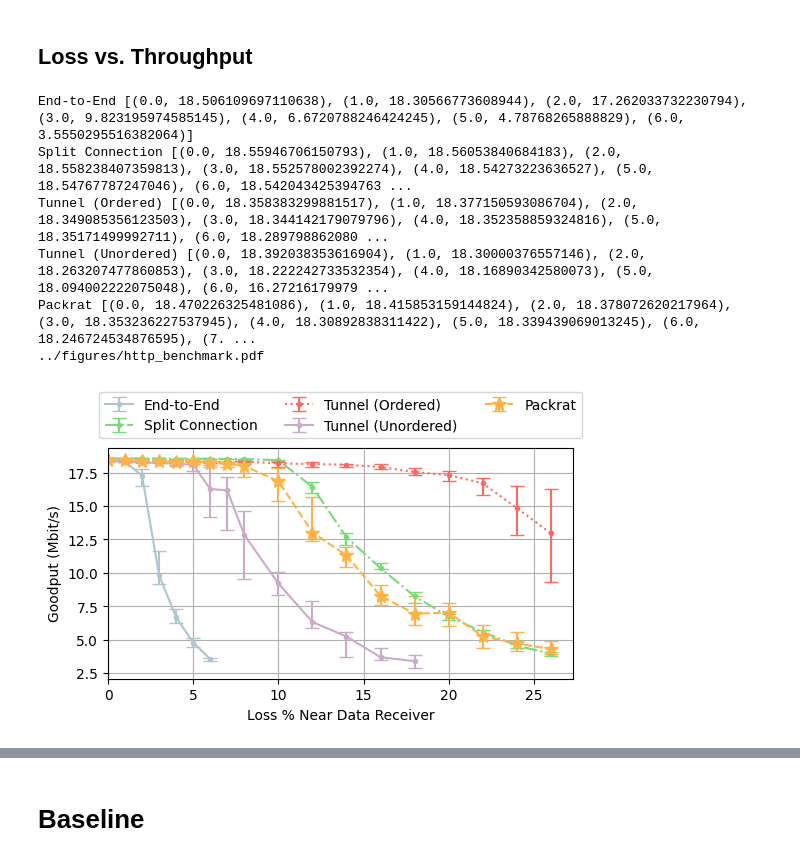
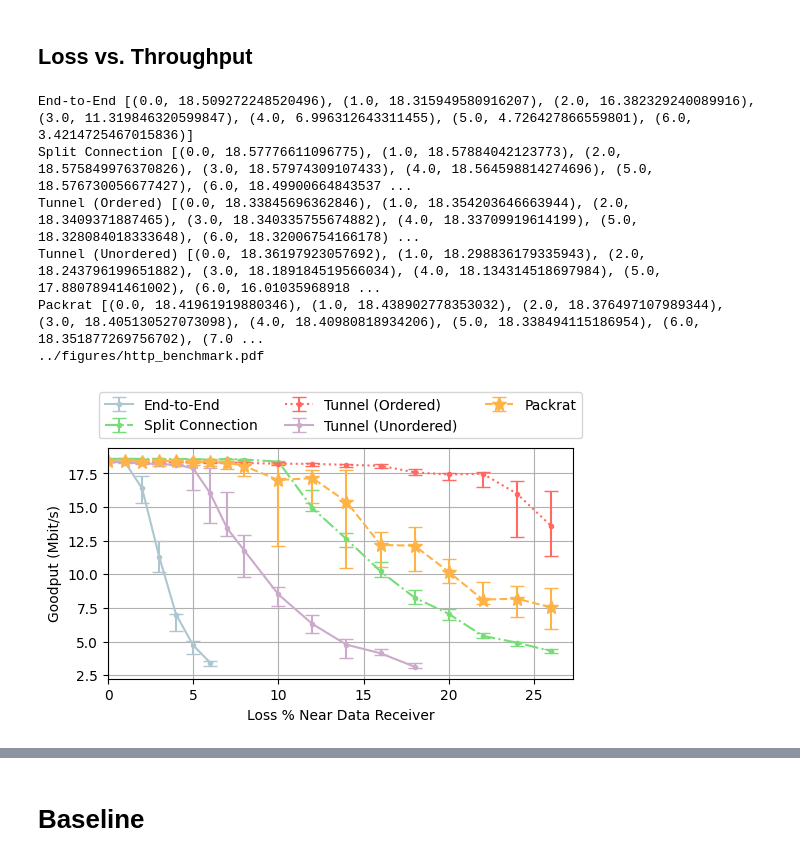
Before and after one commit to StanfordSNR/sidekick-downloads, a Jupyter notebook: notebook/http_benchmark.ipynb, the cells around one changed output, grey strips where cells are left out. Drawn from its saved outputs; the diff is of its cells as text; code cells hidden in the pictures.

```diff
--- a/notebook/http_benchmark.ipynb
+++ b/notebook/http_benchmark.ipynb
@@ -220,36 +220,36 @@ def plot_data_size_vs_throughput(data, network: str, ncol=2, delta=25, pdf=None)
 # %%
 # reliable tunnel
 # tunnel bdp = 2ms*20Mbit/s = 3.33 packets
 loss_vs_throughput_data = collect_loss_vs_metric_data(
-    n=20,
-    execute=False,
+    n=10,
+    execute=True,
     treatments=TREATMENTS([
         'picoquic',
         'picoquic_split',
         # 'picoquic_sidekick_30ms_hint',
         # 'picoquic_rtunnel_retx1',
         'picoquic_rtunnel_retx7_ordered32',
         'picoquic_rtunnel_retx7',
         'picoquic_iblt_30ms_hint',
     ]),
     max_networks={
         'picoquic': 7,
         'picoquic_split': 18,
-        'picoquic_sidekick_30ms_hint': 18,
+        # 'picoquic_sidekick_30ms_hint': 18,
         'picoquic_iblt_30ms_hint': 18,
-        'picoquic_rtunnel_retx1': 12,
+        # 'picoquic_rtunnel_retx1': 12,
         'picoquic_rtunnel_retx7': 14,
         'picoquic_rtunnel_retx7_ordered32': 18,
     },
     network_settings=NETWORK_SETTINGS(),
     data_size=DATA_SIZE(bottleneck_bw=20),
 )
 plot_loss_vs_throughput(loss_vs_throughput_data, ncol=3, style=True, pdf='../figures/http_benchmark.pdf')
 # %% [output]
-End-to-End [(0.0, 18.506109697110638), (1.0, 18.30566773608944), (2.0, 17.262033732230794), (3.0, 9.823195974585145), (4.0, 6.6720788246424245), (5.0, 4.78768265888829), (6.0, 3.5550295516382064)]
-Split Connection [(0.0, 18.55946706150793), (1.0, 18.56053840684183), (2.0, 18.558238407359813), (3.0, 18.552578002392274), (4.0, 18.54273223636527), (5.0, 18.54767787247046), (6.0, 18.542043425394763 ...
-Tunnel (Ordered) [(0.0, 18.358383299881517), (1.0, 18.377150593086704), (2.0, 18.349085356123503), (3.0, 18.344142179079796), (4.0, 18.352358859324816), (5.0, 18.35171499992711), (6.0, 18.289798862080 ...
-Tunnel (Unordered) [(0.0, 18.392038353616904), (1.0, 18.30000376557146), (2.0, 18.263207477860853), (3.0, 18.222242733532354), (4.0, 18.16890342580073), (5.0, 18.094002222075048), (6.0, 16.27216179979 ...
-Packrat [(0.0, 18.470226325481086), (1.0, 18.415853159144824), (2.0, 18.378072620217964), (3.0, 18.353236227537945), (4.0, 18.30892838311422), (5.0, 18.339439069013245), (6.0, 18.246724534876595), (7. ...
+End-to-End [(0.0, 18.509272248520496), (1.0, 18.315949580916207), (2.0, 16.382329240089916), (3.0, 11.319846320599847), (4.0, 6.996312643311455), (5.0, 4.726427866559801), (6.0, 3.4214725467015836)]
+Split Connection [(0.0, 18.57776611096775), (1.0, 18.57884042123773), (2.0, 18.575849976370826), (3.0, 18.57974309107433), (4.0, 18.564598814274696), (5.0, 18.576730056677427), (6.0, 18.49900664843537 ...
+Tunnel (Ordered) [(0.0, 18.33845696362846), (1.0, 18.354203646663944), (2.0, 18.3409371887465), (3.0, 18.340335755674882), (4.0, 18.33709919614199), (5.0, 18.328084018333648), (6.0, 18.32006754166178) ...
+Tunnel (Unordered) [(0.0, 18.36197923057692), (1.0, 18.298836179335943), (2.0, 18.243796199651882), (3.0, 18.189184519566034), (4.0, 18.134314518697984), (5.0, 17.88078941461002), (6.0, 16.01035968918 ...
+Packrat [(0.0, 18.41961919880346), (1.0, 18.438902778353032), (2.0, 18.376497107989344), (3.0, 18.405130527073098), (4.0, 18.40980818934206), (5.0, 18.338494115186954), (6.0, 18.351877269756702), (7.0 ...
 ../figures/http_benchmark.pdf
-[figure, old version]
+[figure, new version]
```
Also changed, not shown: parts of 3 cells of this notebook, 6 other files.
